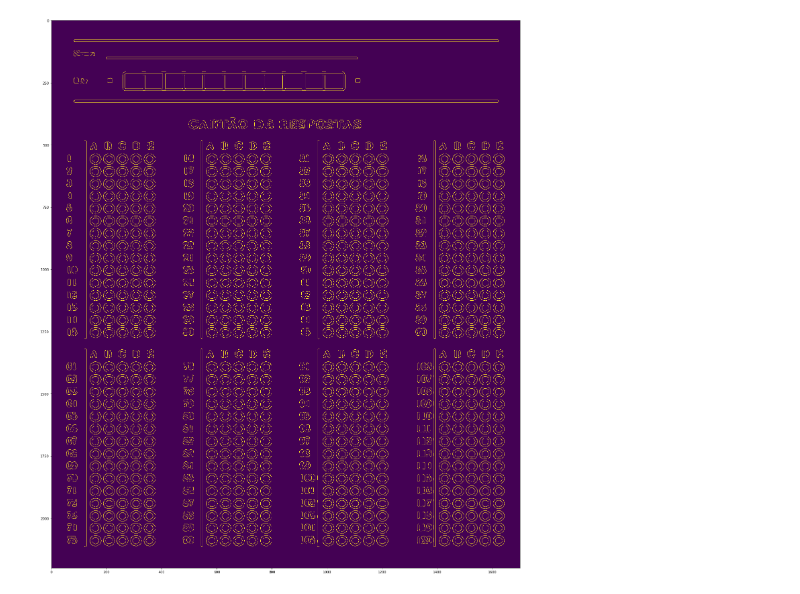
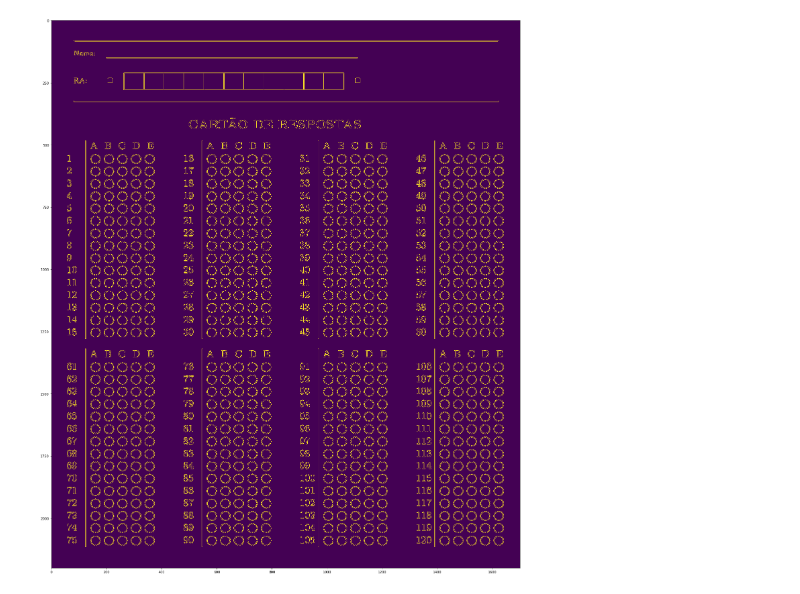
Before and after one commit to soares7vinicius/correcao-gabaritos, a Jupyter notebook: experimentos.ipynb, the cells around one changed output. Saved outputs shown, nothing was run; the diff lists cells and outputs as text; code cells hidden in the pictures.

```diff
--- a/experimentos.ipynb
+++ b/experimentos.ipynb
@@ -17,11 +21,11 @@ for image in images:
 # %%
 # Load picture and detect edges
 image = imread('modelo.png', as_gray=True)
 image = img_as_ubyte(image)
-edges = canny(image, sigma=4, low_threshold=10, high_threshold=10)
+edges = canny(image, sigma=1, low_threshold=5, high_threshold=5)
 
 plt.figure(figsize=(25,30))
 plt.imshow(edges, aspect='auto')
 plt.savefig('edges.png')
 # %% [output]
-[figure, old version]
+[figure, new version]
```
Also changed, not shown: parts of 5 cells of this notebook, 2 other files.
